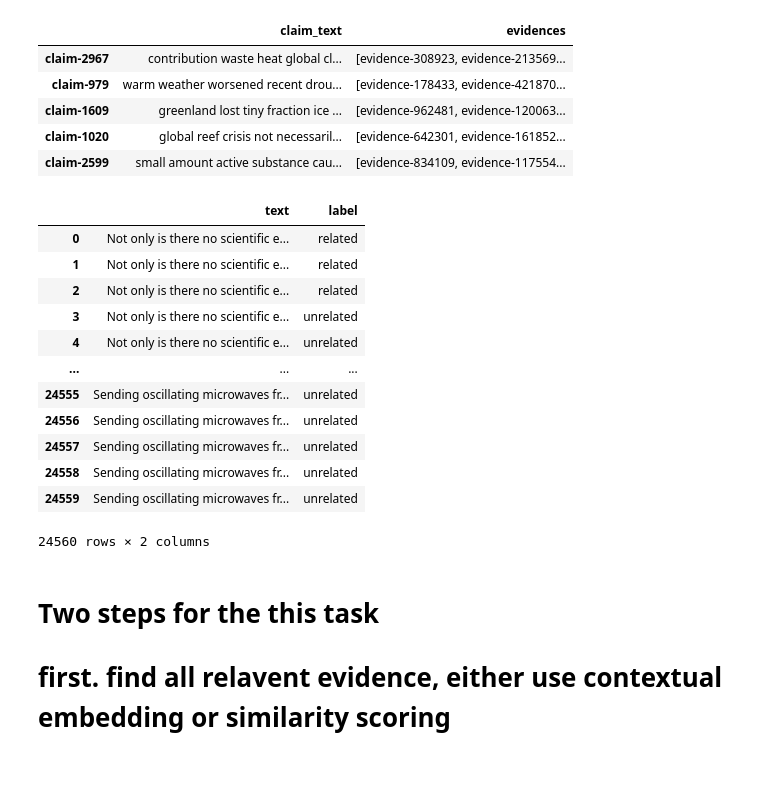
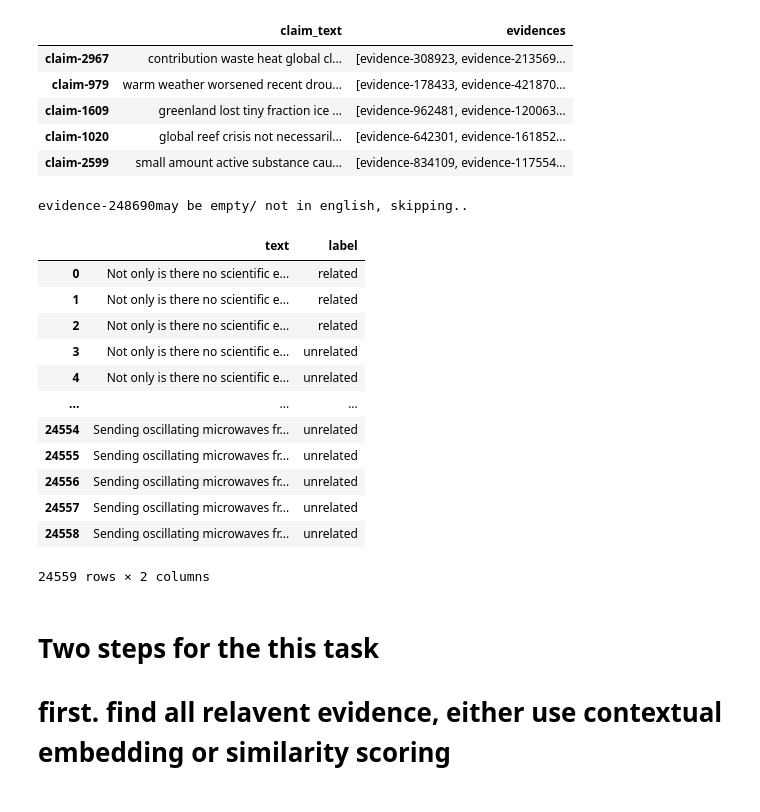
Before and after one commit to kaiyuanCui/nlp-group-project, a Jupyter notebook: testing-grounds/retrieval_combined.ipynb, the cells around one changed output. Saved outputs shown, nothing was run; the diff lists cells and outputs as text; code cells hidden in the pictures.

Commit message:
fixed index error

```diff
--- a/testing-grounds/retrieval_combined.ipynb
+++ b/testing-grounds/retrieval_combined.ipynb
@@ -205,40 +214,47 @@ def format_for_transformer(processed_evidence, similar_claim_evidence, true_clai
         false_evidence_list =  list(set(similar_evidence_list) - set(true_evidence_list))
        # print(len(false_evidence_list))
         for evidence in true_evidence_list:
+            if evidence not in processed_evidence.index:
+                print(evidence + "may be empty/ not in english, skipping..")
+                continue
             evidence_text = processed_evidence[evidence]
             text = claim_text + SPECIAL_TOKEN + evidence_text
             text_lst.append(text)
             label_lst.append('related')
         for evidence in false_evidence_list[:TOP_N-len(true_evidence_list)]:
+            if evidence not in processed_evidence.index:
+                print(evidence + "may be empty/ not in english, skipping..")
+                continue
             evidence_text = processed_evidence[evidence]
             text = claim_text + SPECIAL_TOKEN + evidence_text
             text_lst.append(text)
             label_lst.append('unrelated')
 
 
     claim_evi_label = {'text': text_lst, 'label': label_lst}
     return pd.DataFrame(claim_evi_label)
 
 preparedTrain = format_for_transformer(processed_evidence, train_with_evi, train)
 preparedDev= format_for_transformer(processed_evidence, dev_with_evi, dev_data)
 # preparedTrain = prepareTrainData(10)
 # preparedDev = prepareDevData(10)
 preparedTrain
 #preparedDev.head()
 # %% [output]
+evidence-248690may be empty/ not in english, skipping..
 |  | text | label |
 | 0 | Not only is there no scientific e... | related |
 | 1 | Not only is there no scientific e... | related |
 | 2 | Not only is there no scientific e... | related |
 | 3 | Not only is there no scientific e... | unrelated |
 | 4 | Not only is there no scientific e... | unrelated |
 | ... | ... | ... |
+| 24554 | Sending oscillating microwaves fr... | unrelated |
 | 24555 | Sending oscillating microwaves fr... | unrelated |
 | 24556 | Sending oscillating microwaves fr... | unrelated |
 | 24557 | Sending oscillating microwaves fr... | unrelated |
 | 24558 | Sending oscillating microwaves fr... | unrelated |
-| 24559 | Sending oscillating microwaves fr... | unrelated |
-24560 rows × 2 columns
+24559 rows × 2 columns
 # %%
 # need later versions for torchtext.transforms and special
 #pip install torchtext==0.18.0
```
Also changed, not shown: parts of 13 cells of this notebook, 1 other file.
